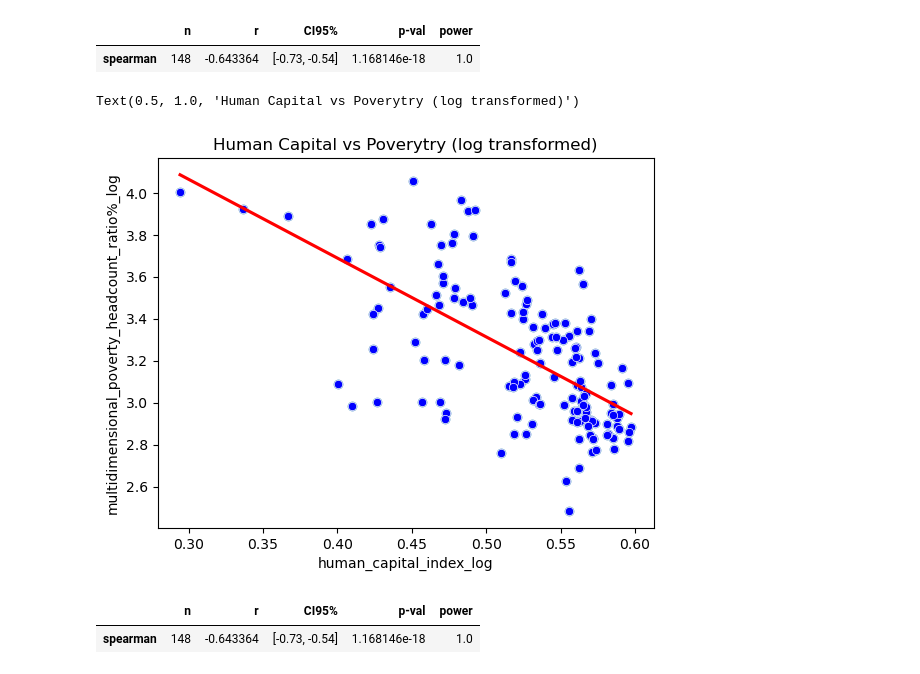
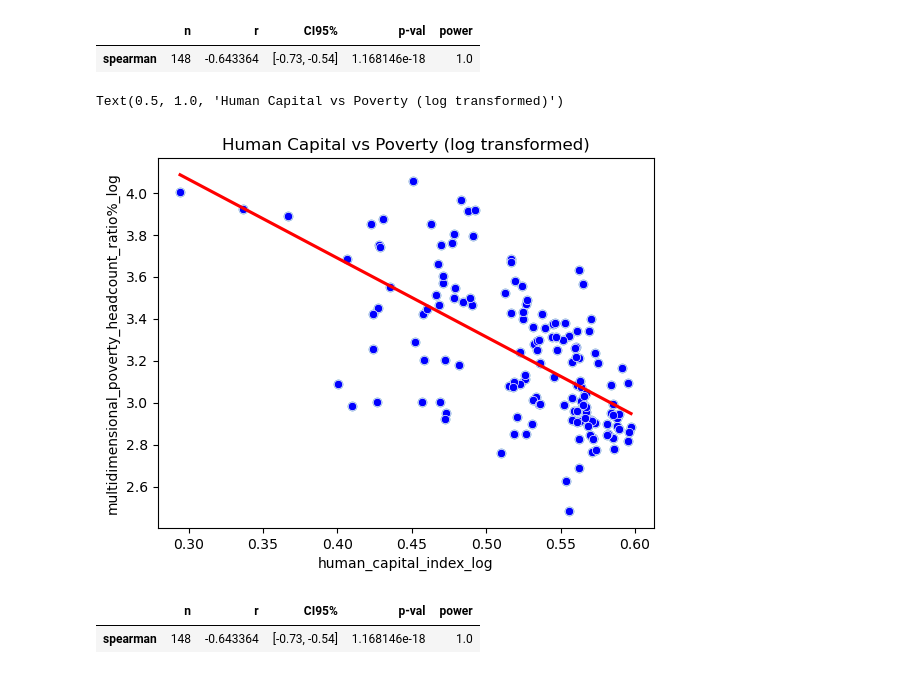
Before and after one commit to Titaniel3/ASDA_2025_Group_1_Portfolio_new, a Jupyter notebook: backup stuff/Ranjit_notebook_correlations.ipynb, the cells around one changed output. Cells and saved outputs as stored; diff of their text form; code cells hidden in the pictures.

```diff
--- a/backup stuff/Ranjit_notebook_correlations.ipynb
+++ b/backup stuff/Ranjit_notebook_correlations.ipynb
@@ -550,10 +550,10 @@ df["multidimensional_poverty_headcount_ratio%_log"] = np.log(df["multidimensiona
 # %%
 sns.regplot(data=df, x="human_capital_index_log", y="multidimensional_poverty_headcount_ratio%_log", ci=None, line_kws={"color": "red"})
 sns.scatterplot(data=df, x="human_capital_index_log", y="multidimensional_poverty_headcount_ratio%_log", color="blue")
-plt.title(f'Human Capital vs Poverytry (log transformed)')
+plt.title(f'Human Capital vs Poverty (log transformed)')
 # %% [output]
-Text(0.5, 1.0, 'Human Capital vs Poverytry (log transformed)')
+Text(0.5, 1.0, 'Human Capital vs Poverty (log transformed)')
-[figure, old version]
+[figure, new version]
 # %%
 #without outliers and log transform
 pg.corr(df["human_capital_index_log"],df["multidimensional_poverty_headcount_ratio%_log"], method="spearman")
```
Also changed, not shown: 1 other file.
